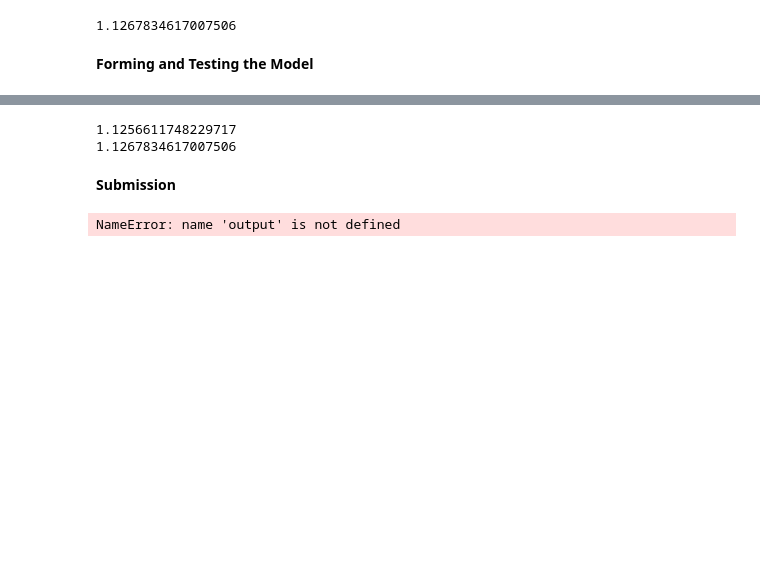
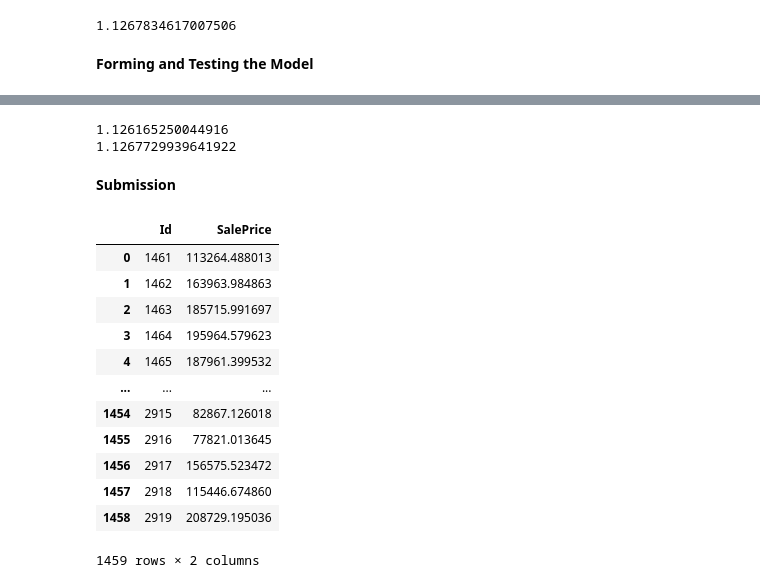
Before and after one commit to mhsylla/kaggle_house_compet, a Jupyter notebook: index4.ipynb, the cells around one changed output, grey strips where cells are left out. Cells and saved outputs as stored; diff of their text form; code cells hidden in the pictures; blank space fills up the shorter version.

```diff
--- a/index4.ipynb
+++ b/index4.ipynb
@@ -1598,19 +1598,46 @@ study_xgb.best_value
 # %% [markdown]
 **Forming and Testing the Model**
 # %%
+# best_params_cat = {
+#     'iterations': 6706,
+#     'learning_rate': 0.009963790473138256,
+#     'depth': 6,
+#     'eval_metric':'RMSE',
+# }
+# 1.1256611748229717
+
+# best_params_xgb = {
+#     'n_estimators': 4231,
+#     'learning_rate': 0.005736487269056319,
+#     'colsample_bytree': 0.22253547154828462,
+#     'subsample': 0.6290867610448271,
+#     'min_child_weight': 2,
+# }
+# 1.1267834617007506
+
+
+
+
+
+
+
+
+
+
+
 best_params_cat = {
-    'iterations': 6706,
-    'learning_rate': 0.009963790473138256,
-    'depth': 6,
+    'iterations': 6623,
+    'learning_rate': 0.01711,
+    'depth': 5,
     'eval_metric':'RMSE',
 }
 
 best_params_xgb = {
-    'n_estimators': 4231,
-    'learning_rate': 0.005736487269056319,
-    'colsample_bytree': 0.22253547154828462,
-    'subsample': 0.6290867610448271,
-    'min_child_weight': 2,
+    'n_estimators': 6696,
+    'learning_rate': 0.00630,
+    'colsample_bytree': 0.22301,
+    'subsample': 0.45878,
+    'min_child_weight': 3,
 }
 # %%
 # Use best parameters to train final models
@@ -1645,8 +1671,8 @@ xgb_rmse = np.exp(np.sqrt(-cross_val_score(xgb_model, df_train, log_target, scor
 print(np.mean(catboost_rmse))
 print(np.mean(xgb_rmse))
 # %% [output]
-1.1256611748229717
-1.1267834617007506
+1.126165250044916
+1.1267729939641922
 # %%
 # Combine predictions
 final_predictions = (
@@ -1662,4 +1688,16 @@ output.to_csv('submission_7.csv', index=False)
 # %%
-# output
+output
 # %% [output]
+|  | Id | SalePrice |
+| 0 | 1461 | 113264.488013 |
+| 1 | 1462 | 163963.984863 |
+| 2 | 1463 | 185715.991697 |
+| 3 | 1464 | 195964.579623 |
+| 4 | 1465 | 187961.399532 |
+| ... | ... | ... |
+| 1454 | 2915 | 82867.126018 |
+| 1455 | 2916 | 77821.013645 |
+| 1456 | 2917 | 156575.523472 |
+| 1457 | 2918 | 115446.674860 |
+| 1458 | 2919 | 208729.195036 |
-NameError: name 'output' is not defined
+1459 rows × 2 columns
```
Also changed, not shown: parts of 3 cells of this notebook, 1 other file.
